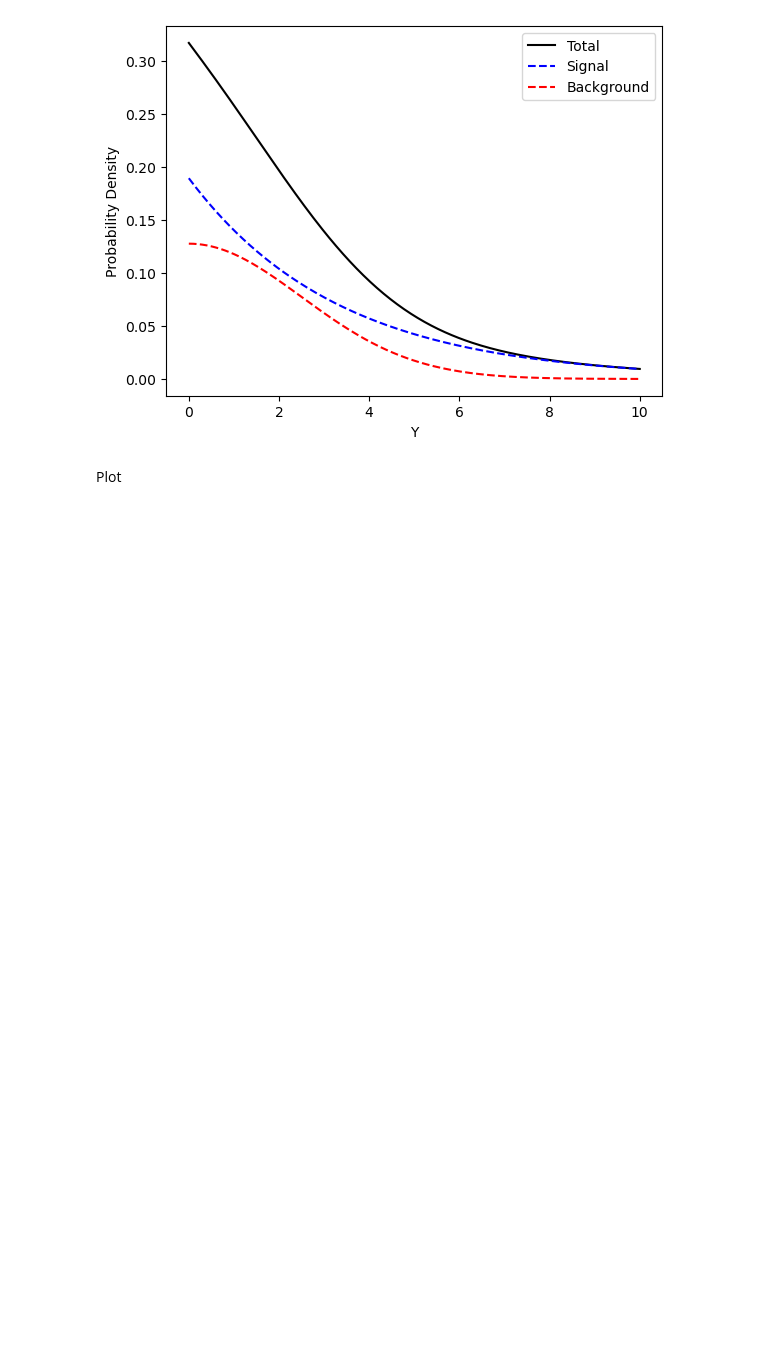
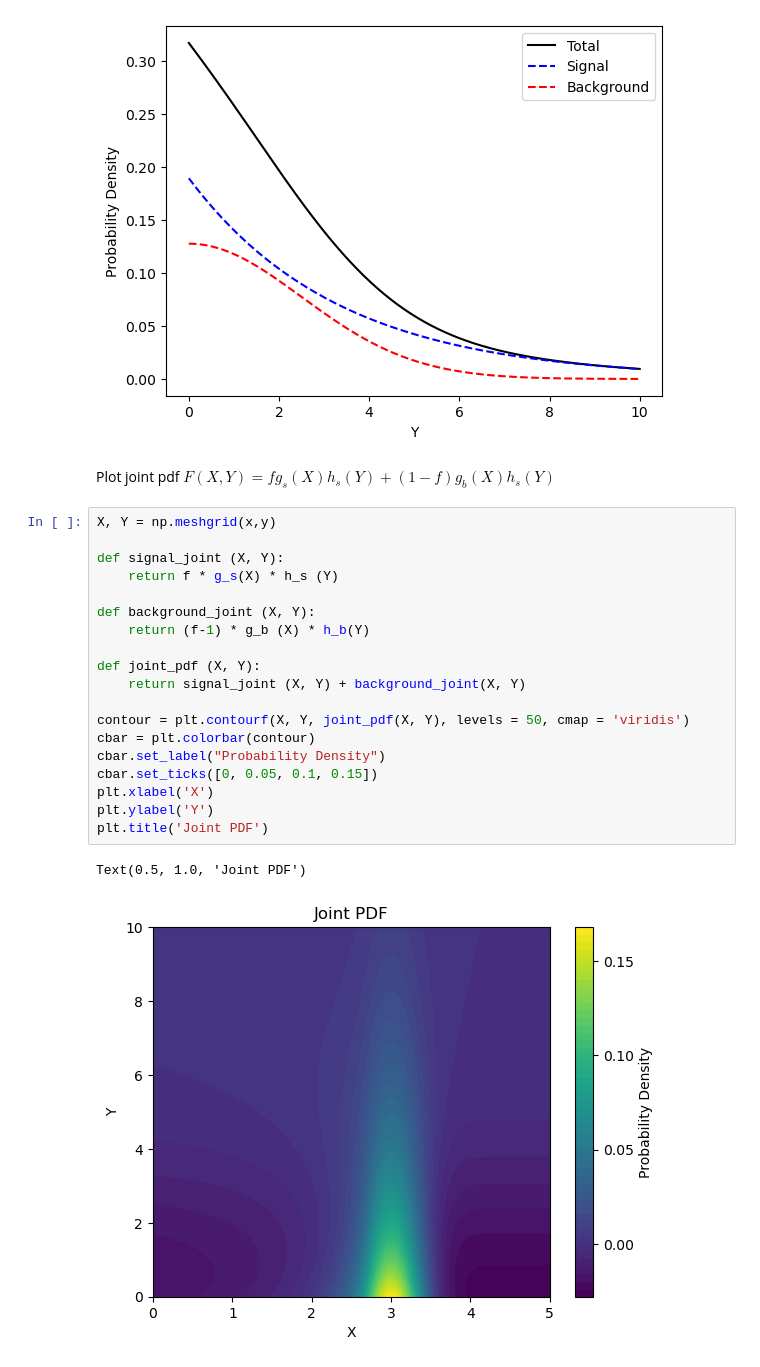
Before and after one commit to elizabethsztan/DIS_S1, a Jupyter notebook: notebook.ipynb, the cells around one changed output. Saved outputs shown, nothing was run; the diff lists cells and outputs as text; blank space fills up the shorter version.

Commit message:
Added joint pdfs

```diff
--- a/notebook.ipynb
+++ b/notebook.ipynb
@@ -140,5 +141,27 @@ plt.legend()
 # %% [output]
 <matplotlib.legend.Legend at 0x...>
 [figure]
-# %% [markdown]
-Plot
+# %% [markdown]
+Plot joint pdf $F(X,Y) = f g_s(X)h_s(Y) + (1-f) g_b(X)h_s(Y)$
+# %%
+X, Y = np.meshgrid(x,y)
+
+def signal_joint (X, Y):
+    return f * g_s(X) * h_s (Y)
+
+def background_joint (X, Y):
+    return (f-1) * g_b (X) * h_b(Y)
+
+def joint_pdf (X, Y):
+    return signal_joint (X, Y) + background_joint(X, Y)
+
+contour = plt.contourf(X, Y, joint_pdf(X, Y), levels = 50, cmap = 'viridis')
+cbar = plt.colorbar(contour)
+cbar.set_label("Probability Density")
+cbar.set_ticks([0, 0.05, 0.1, 0.15])
+plt.xlabel('X')
+plt.ylabel('Y')
+plt.title('Joint PDF')
+# %% [output]
+Text(0.5, 1.0, 'Joint PDF')
+[figure, added]
```
Also changed, not shown: parts of 2 cells of this notebook.
